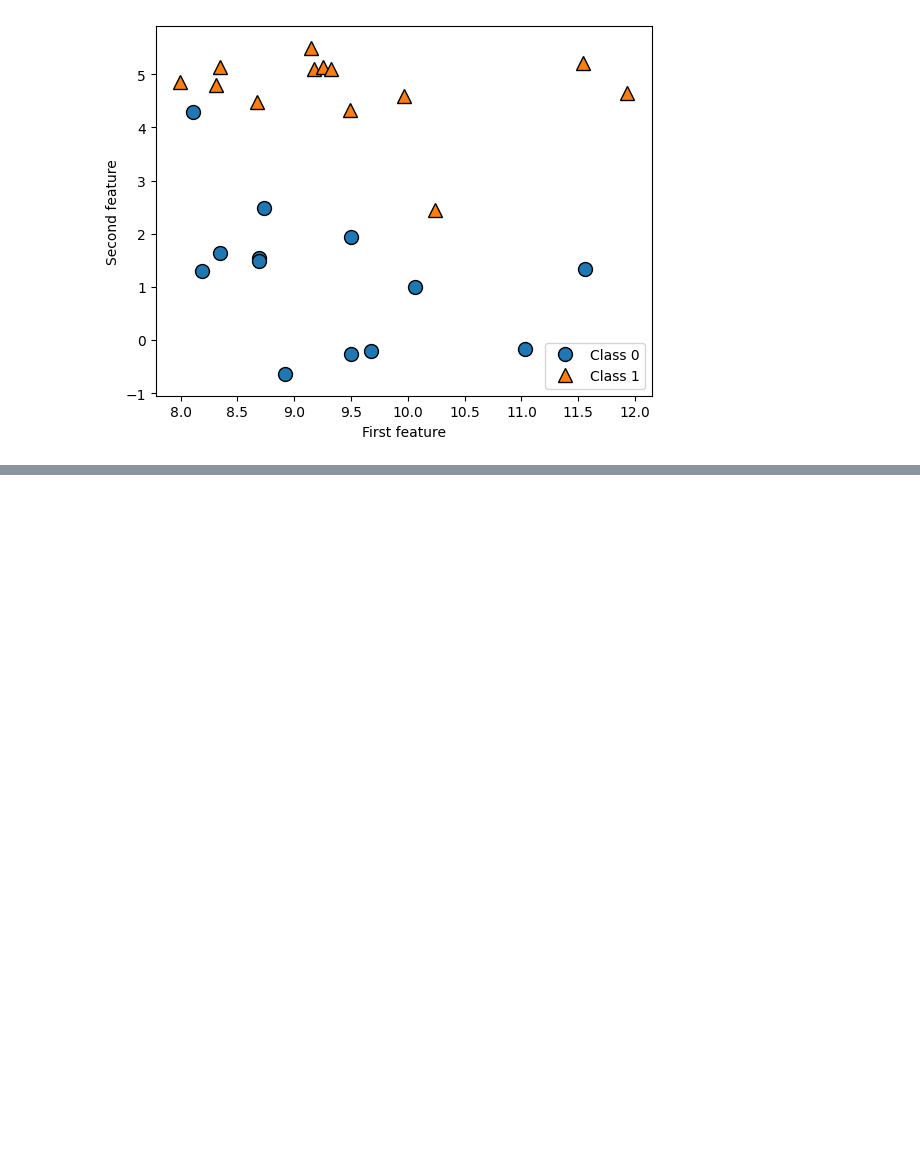
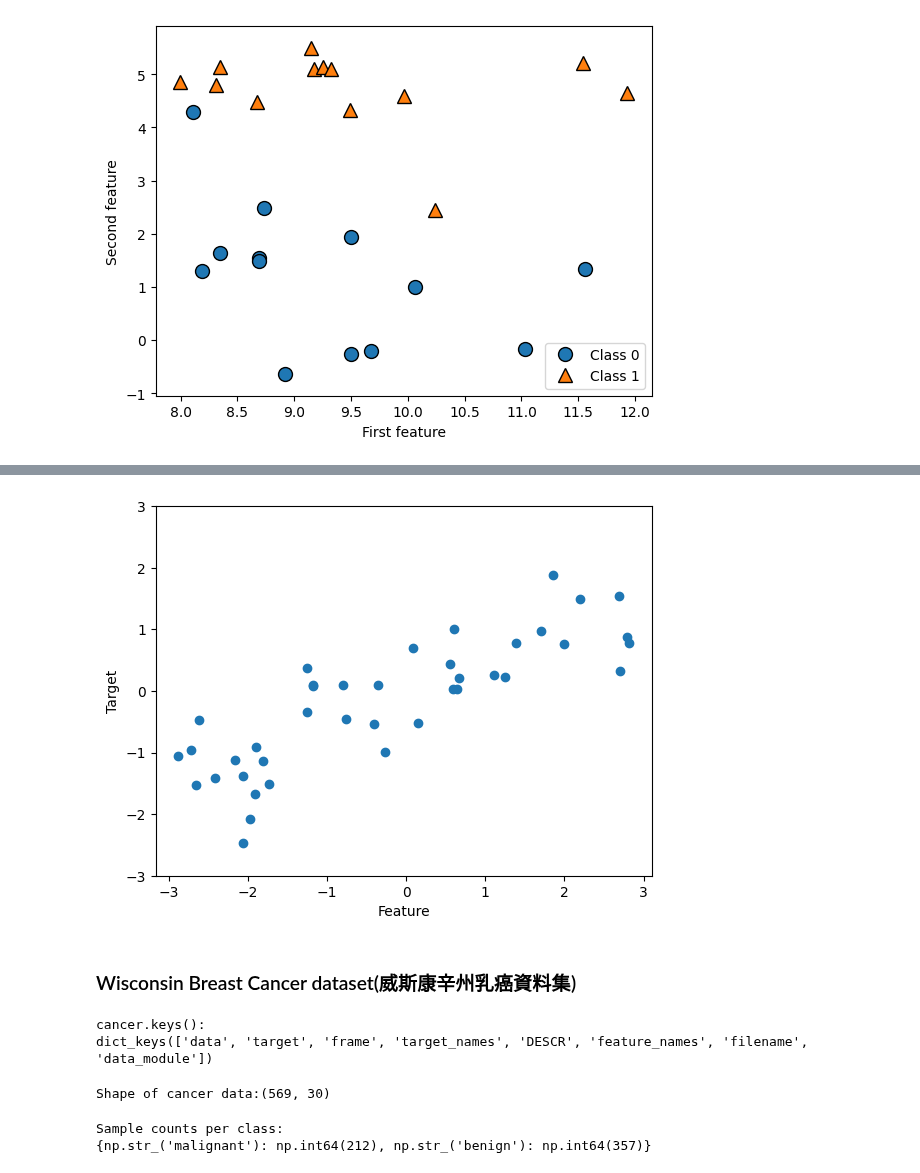
Before and after one commit to roberthsu2003/machine_learning, a Jupyter notebook: 使用數據/README.ipynb, the cells around one changed output, grey strips where cells are left out. Drawn from its saved outputs; the diff is of its cells as text; code cells hidden in the pictures; blank space fills up the shorter version.

```diff
--- a/使用數據/README.ipynb
+++ b/使用數據/README.ipynb
@@ -67,0 +73,31 @@ X.shape:(26, 2)
+# %%
+import matplotlib.pyplot as plt
+
+X, y = mglearn.datasets.make_wave(n_samples=40)
+plt.plot(X, y, 'o')
+plt.ylim(-3, 3)
+plt.xlabel("Feature")
+plt.ylabel("Target")
+plt.show()
+# %% [output]
+[figure, added]
+# %% [markdown]
+### Wisconsin Breast Cancer dataset(威斯康辛州乳癌資料集)
+# %%
+from sklearn.datasets import load_breast_cancer
+cancer = load_breast_cancer()
+print("cancer.keys():\n{}".format(cancer.keys()))
+# %% [output]
+cancer.keys():
+dict_keys(['data', 'target', 'frame', 'target_names', 'DESCR', 'feature_names', 'filename', 'data_module'])
+# %%
+print("Shape of cancer data:{}".format(cancer.data.shape))
+# %% [output]
+Shape of cancer data:(569, 30)
+# %%
+print("Sample counts per class:\n{}".format(
+    {n:v for n, v in zip(cancer.target_names, np.bincount(cancer.target))}
+))
+# %% [output]
+Sample counts per class:
+{np.str_('malignant'): np.int64(212), np.str_('benign'): np.int64(357)}
```
Also changed, not shown: parts of 7 cells of this notebook.
